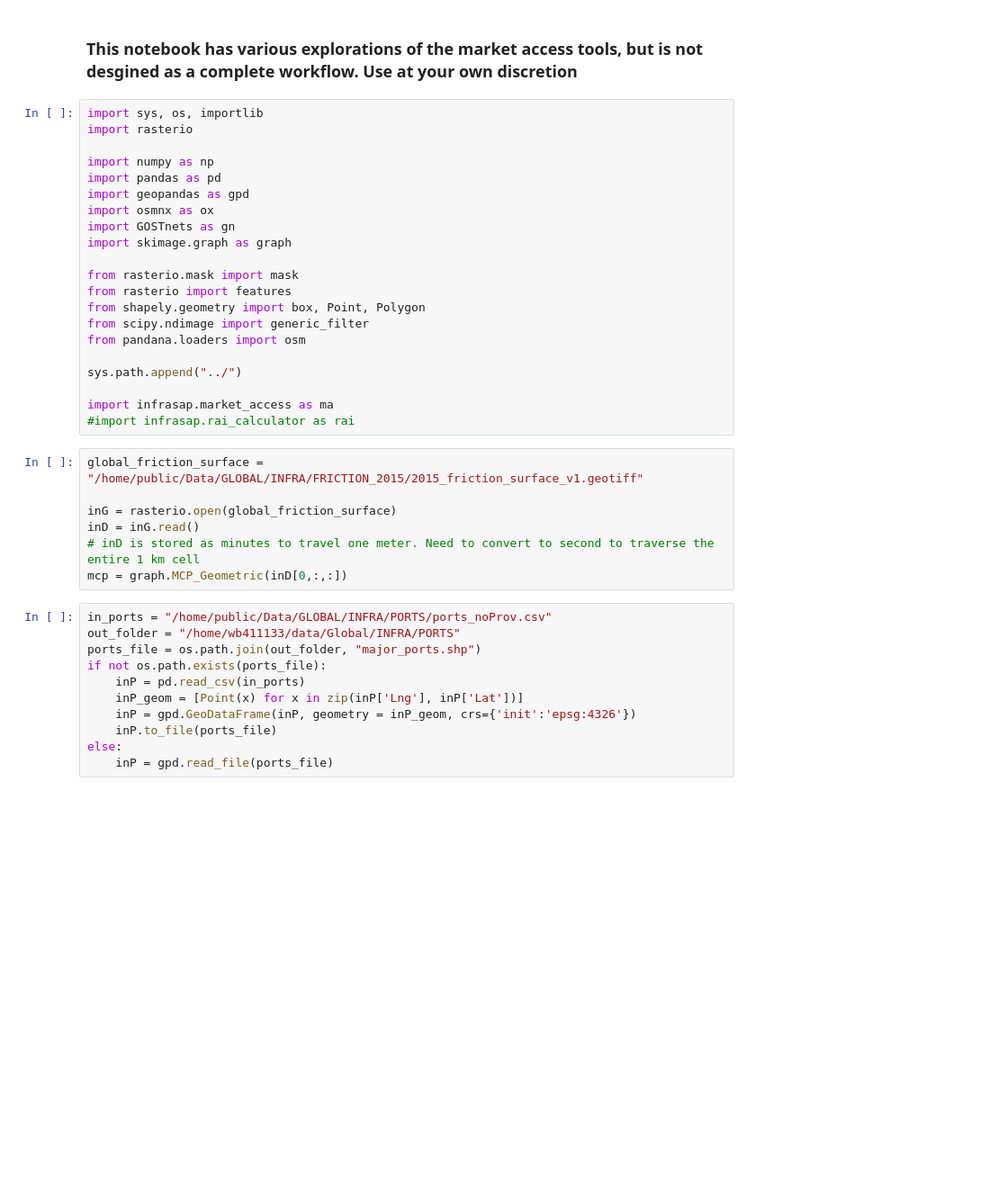
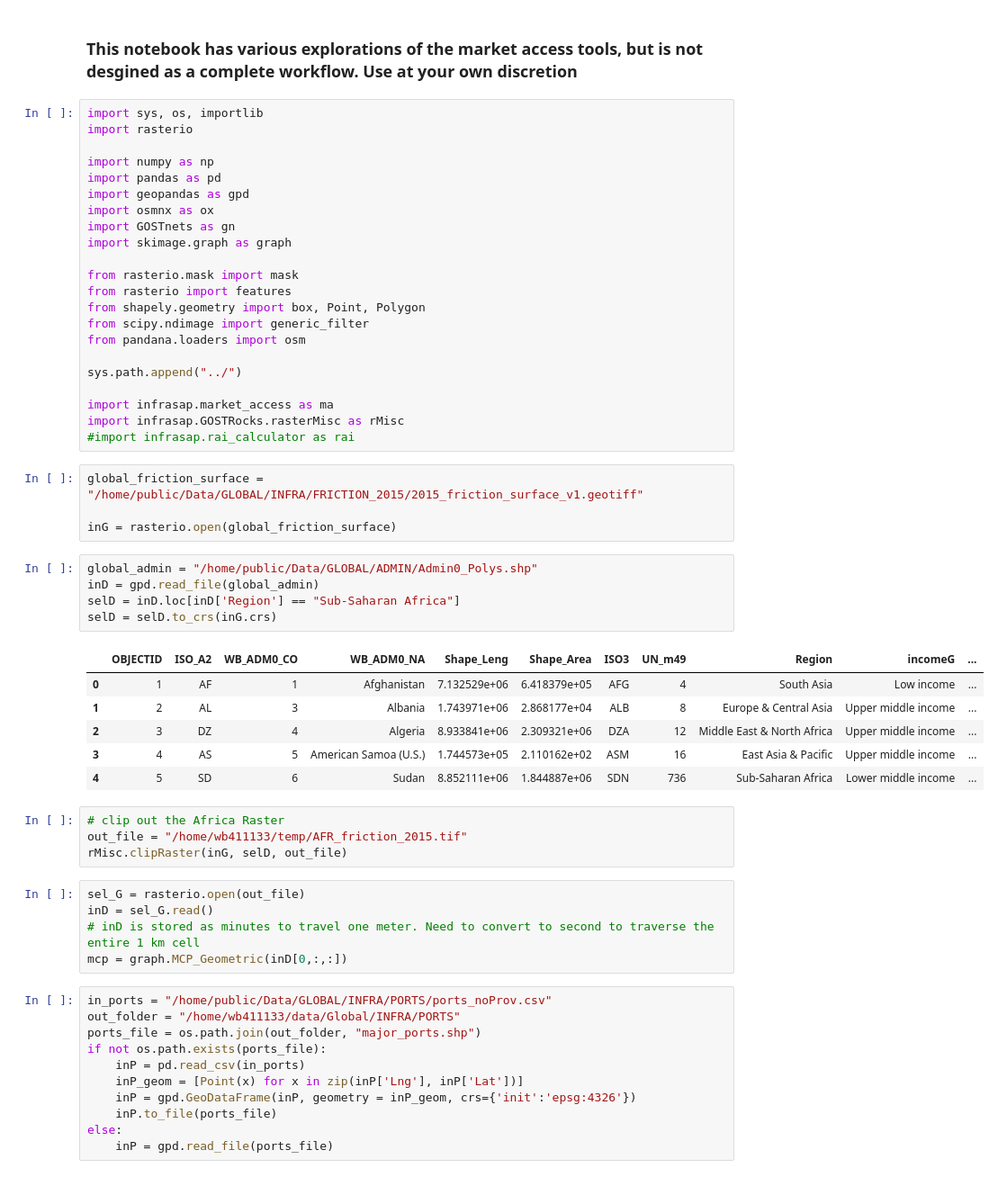
Before and after one commit to worldbank/INFRA_SAP, a Jupyter notebook: Notebooks/EXPLORING_market_access.ipynb, the cells around one changed output. Shown at 90% size. Cells and saved outputs as stored; diff of their text form; blank space fills up the shorter version.

```diff
--- a/Notebooks/EXPLORING_market_access.ipynb
+++ b/Notebooks/EXPLORING_market_access.ipynb
@@ -20,12 +20,31 @@ from pandana.loaders import osm
 sys.path.append("../")
 
 import infrasap.market_access as ma
+import infrasap.GOSTRocks.rasterMisc as rMisc
 #import infrasap.rai_calculator as rai
+# %%
+global_friction_surface = "/home/public/Data/GLOBAL/INFRA/FRICTION_2015/2015_friction_surface_v1.geotiff"
+
+inG = rasterio.open(global_friction_surface)
+# %%
+global_admin = "/home/public/Data/GLOBAL/ADMIN/Admin0_Polys.shp"
+inD = gpd.read_file(global_admin)
+selD = inD.loc[inD['Region'] == "Sub-Saharan Africa"]
+selD = selD.to_crs(inG.crs)
+# %% [output]
+|  | OBJECTID | ISO_A2 | WB_ADM0_CO | WB_ADM0_NA | Shape_Leng | Shape_Area | ISO3 | UN_m49 | Region | incomeG | ... |
+| 0 | 1 | AF | 1 | Afghanistan | 7.132529e+06 | 6.418379e+05 | AFG | 4 | South Asia | Low income | ... |
+| 1 | 2 | AL | 3 | Albania | 1.743971e+06 | 2.868177e+04 | ALB | 8 | Europe & Central Asia | Upper middle income | ... |
+| 2 | 3 | DZ | 4 | Algeria | 8.933841e+06 | 2.309321e+06 | DZA | 12 | Middle East & North Africa | Upper middle income | ... |
+| 3 | 4 | AS | 5 | American Samoa (U.S.) | 1.744573e+05 | 2.110162e+02 | ASM | 16 | East Asia & Pacific | Upper middle income | ... |
+| 4 | 5 | SD | 6 | Sudan | 8.852111e+06 | 1.844887e+06 | SDN | 736 | Sub-Saharan Africa | Lower middle income | ... |
+# %%
+# clip out the Africa Raster
+out_file = "/home/wb411133/temp/AFR_friction_2015.tif"
+rMisc.clipRaster(inG, selD, out_file)
 # %%
-global_friction_surface = "/home/public/Data/GLOBAL/INFRA/FRICTION_2015/2015_friction_surface_v1.geotiff"
-
-inG = rasterio.open(global_friction_surface)
-inD = inG.read()
+sel_G = rasterio.open(out_file)
+inD = sel_G.read()
 # inD is stored as minutes to travel one meter. Need to convert to second to traverse the entire 1 km cell
 mcp = graph.MCP_Geometric(inD[0,:,:])
 # %%
```
Also changed, not shown: parts of 1 cell of this notebook, 14 other files.
